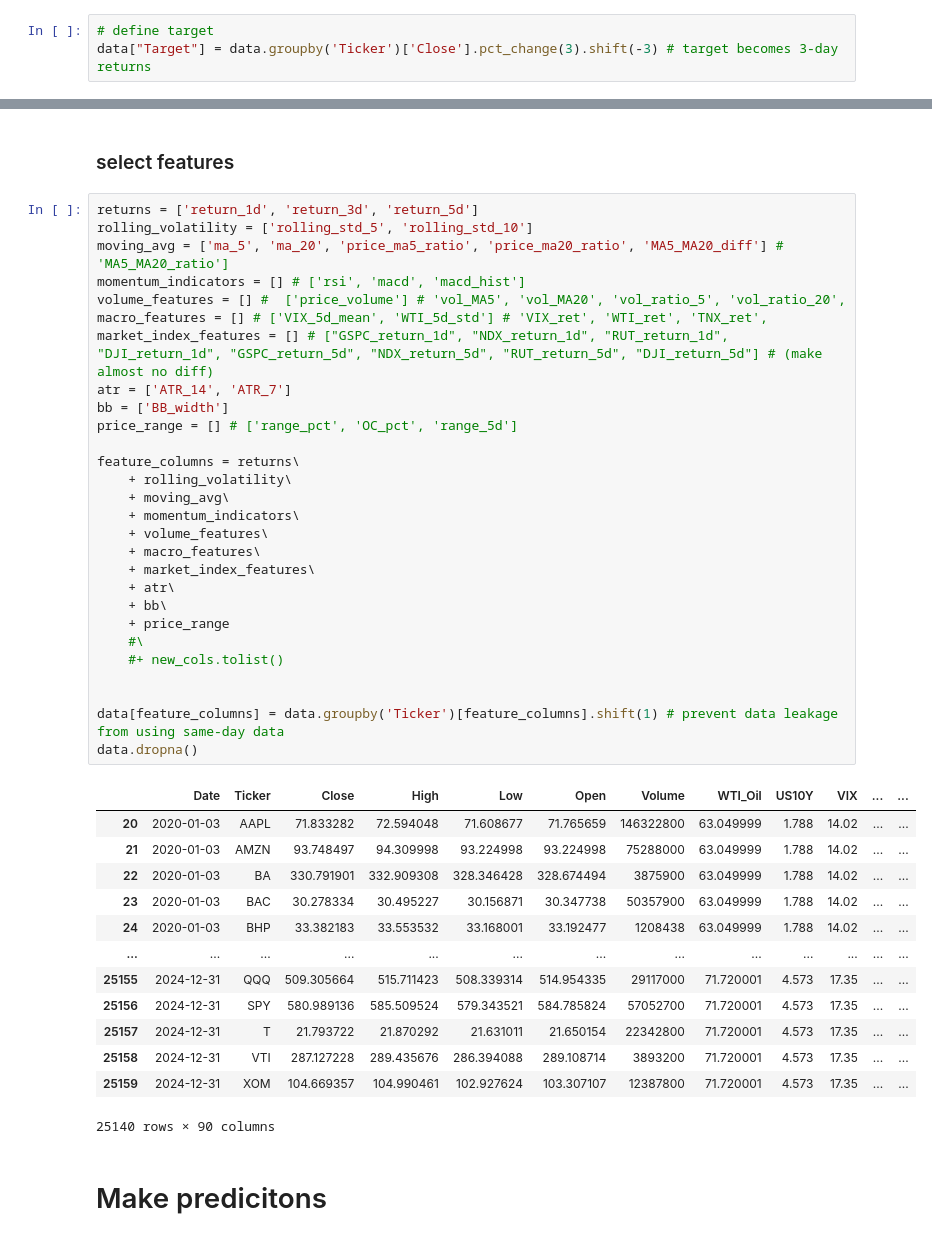
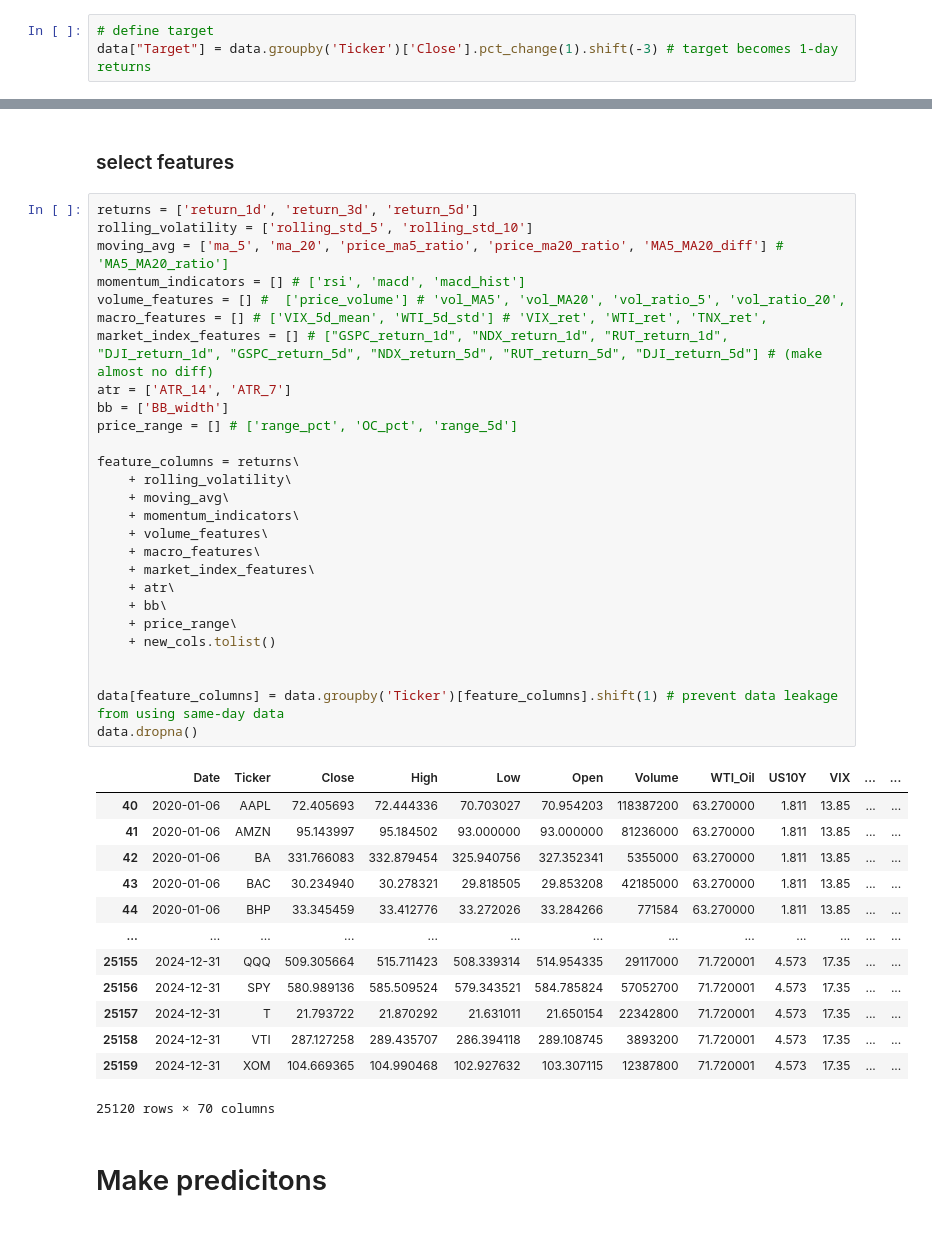
Before and after one commit to MarianneRomero/stock-movement-prediction-ml, a Jupyter notebook: notebooks/eda_regression.ipynb, the cells around one changed output, grey strips where cells are left out. Cells and saved outputs as stored; diff of their text form.

Commit message:
changing target to 1 day return

```diff
--- a/notebooks/eda_regression.ipynb
+++ b/notebooks/eda_regression.ipynb
@@ -13,7 +13,7 @@ import pandas as pd
 data = pd.read_csv("../.data/interim/data_with_target.csv", index_col=0)
 # %%
 # define target
-data["Target"] = data.groupby('Ticker')['Close'].pct_change(3).shift(-3) # target becomes 3-day returns
+data["Target"] = data.groupby('Ticker')['Close'].pct_change(1).shift(-3) # target becomes 1-day returns
 # %% [markdown]
 # Feature engineering
 # %%
@@ -125,45 +125,44 @@ data
 # %%
 returns = ['return_1d', 'return_3d', 'return_5d']
 rolling_volatility = ['rolling_std_5', 'rolling_std_10']
 moving_avg = ['ma_5', 'ma_20', 'price_ma5_ratio', 'price_ma20_ratio', 'MA5_MA20_diff'] # 'MA5_MA20_ratio']
 momentum_indicators = [] # ['rsi', 'macd', 'macd_hist']
 volume_features = [] #  ['price_volume'] # 'vol_MA5', 'vol_MA20', 'vol_ratio_5', 'vol_ratio_20',
 macro_features = [] # ['VIX_5d_mean', 'WTI_5d_std'] # 'VIX_ret', 'WTI_ret', 'TNX_ret',
 market_index_features = [] # ["GSPC_return_1d", "NDX_return_1d", "RUT_return_1d", "DJI_return_1d", "GSPC_return_5d", "NDX_return_5d", "RUT_return_5d", "DJI_return_5d"] # (make almost no diff)
 atr = ['ATR_14', 'ATR_7']
 bb = ['BB_width']
 price_range = [] # ['range_pct', 'OC_pct', 'range_5d']
 
 feature_columns = returns\
     + rolling_volatility\
     + moving_avg\
     + momentum_indicators\
     + volume_features\
     + macro_features\
     + market_index_features\
     + atr\
     + bb\
-    + price_range
-    #\
-    #+ new_cols.tolist()
+    + price_range\
+    + new_cols.tolist()
 
 
 data[feature_columns] = data.groupby('Ticker')[feature_columns].shift(1) # prevent data leakage from using same-day data
 data.dropna()
 # %% [output]
 |  | Date | Ticker | Close | High | Low | Open | Volume | WTI_Oil | US10Y | VIX | ... | ... |
-| 20 | 2020-01-03 | AAPL | 71.833282 | 72.594048 | 71.608677 | 71.765659 | 146322800 | 63.049999 | 1.788 | 14.02 | ... | ... |
-| 21 | 2020-01-03 | AMZN | 93.748497 | 94.309998 | 93.224998 | 93.224998 | 75288000 | 63.049999 | 1.788 | 14.02 | ... | ... |
-| 22 | 2020-01-03 | BA | 330.791901 | 332.909308 | 328.346428 | 328.674494 | 3875900 | 63.049999 | 1.788 | 14.02 | ... | ... |
-| 23 | 2020-01-03 | BAC | 30.278334 | 30.495227 | 30.156871 | 30.347738 | 50357900 | 63.049999 | 1.788 | 14.02 | ... | ... |
-| 24 | 2020-01-03 | BHP | 33.382183 | 33.553532 | 33.168001 | 33.192477 | 1208438 | 63.049999 | 1.788 | 14.02 | ... | ... |
+| 40 | 2020-01-06 | AAPL | 72.405693 | 72.444336 | 70.703027 | 70.954203 | 118387200 | 63.270000 | 1.811 | 13.85 | ... | ... |
+| 41 | 2020-01-06 | AMZN | 95.143997 | 95.184502 | 93.000000 | 93.000000 | 81236000 | 63.270000 | 1.811 | 13.85 | ... | ... |
+| 42 | 2020-01-06 | BA | 331.766083 | 332.879454 | 325.940756 | 327.352341 | 5355000 | 63.270000 | 1.811 | 13.85 | ... | ... |
+| 43 | 2020-01-06 | BAC | 30.234940 | 30.278321 | 29.818505 | 29.853208 | 42185000 | 63.270000 | 1.811 | 13.85 | ... | ... |
+| 44 | 2020-01-06 | BHP | 33.345459 | 33.412776 | 33.272026 | 33.284266 | 771584 | 63.270000 | 1.811 | 13.85 | ... | ... |
 | ... | ... | ... | ... | ... | ... | ... | ... | ... | ... | ... | ... | ... |
 | 25155 | 2024-12-31 | QQQ | 509.305664 | 515.711423 | 508.339314 | 514.954335 | 29117000 | 71.720001 | 4.573 | 17.35 | ... | ... |
 | 25156 | 2024-12-31 | SPY | 580.989136 | 585.509524 | 579.343521 | 584.785824 | 57052700 | 71.720001 | 4.573 | 17.35 | ... | ... |
 | 25157 | 2024-12-31 | T | 21.793722 | 21.870292 | 21.631011 | 21.650154 | 22342800 | 71.720001 | 4.573 | 17.35 | ... | ... |
-| 25158 | 2024-12-31 | VTI | 287.127228 | 289.435676 | 286.394088 | 289.108714 | 3893200 | 71.720001 | 4.573 | 17.35 | ... | ... |
-| 25159 | 2024-12-31 | XOM | 104.669357 | 104.990461 | 102.927624 | 103.307107 | 12387800 | 71.720001 | 4.573 | 17.35 | ... | ... |
+| 25158 | 2024-12-31 | VTI | 287.127258 | 289.435707 | 286.394118 | 289.108745 | 3893200 | 71.720001 | 4.573 | 17.35 | ... | ... |
+| 25159 | 2024-12-31 | XOM | 104.669365 | 104.990468 | 102.927632 | 103.307115 | 12387800 | 71.720001 | 4.573 | 17.35 | ... | ... |
-25140 rows × 90 columns
+25120 rows × 70 columns
 # %% [markdown]
 # Make predicitons
 # %%
```
Also changed, not shown: parts of 4 cells of this notebook.
